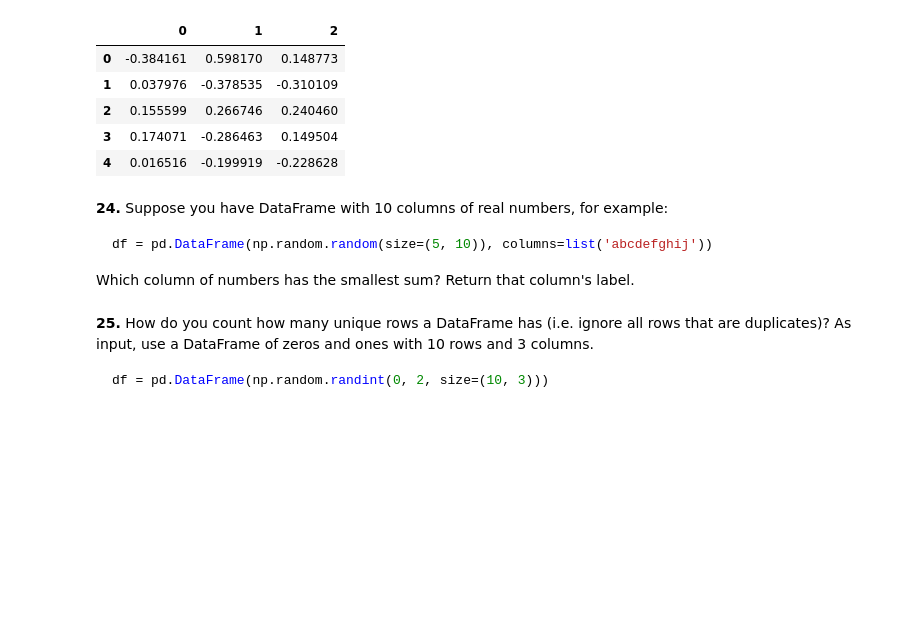
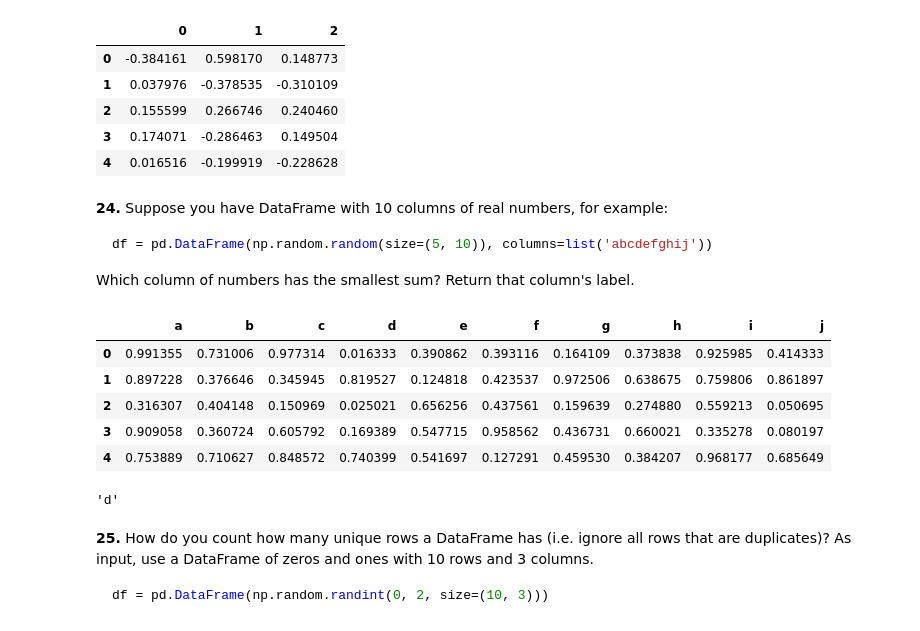
Before and after one commit to NicoCeresa/100-pandas-puzzles, a Jupyter notebook: 100-pandas-puzzles.ipynb, the cells around one changed output. Saved outputs shown, nothing was run; the diff lists cells and outputs as text; code cells hidden in the pictures; blank space fills up the shorter version.

````diff
--- a/100-pandas-puzzles.ipynb
+++ b/100-pandas-puzzles.ipynb
@@ -373,6 +373,21 @@ df.apply(lambda d: d - d.mean())
 df = pd.DataFrame(np.random.random(size=(5, 10)), columns=list('abcdefghij'))
 ```
 Which column of numbers has the smallest sum?  Return that column's label.
+# %%
+df = pd.DataFrame(np.random.random(size=(5, 10)), columns=list('abcdefghij'))
+df.head()
+# %% [output]
+|  | a | b | c | d | e | f | g | h | i | j |
+| 0 | 0.991355 | 0.731006 | 0.977314 | 0.016333 | 0.390862 | 0.393116 | 0.164109 | 0.373838 | 0.925985 | 0.414333 |
+| 1 | 0.897228 | 0.376646 | 0.345945 | 0.819527 | 0.124818 | 0.423537 | 0.972506 | 0.638675 | 0.759806 | 0.861897 |
+| 2 | 0.316307 | 0.404148 | 0.150969 | 0.025021 | 0.656256 | 0.437561 | 0.159639 | 0.274880 | 0.559213 | 0.050695 |
+| 3 | 0.909058 | 0.360724 | 0.605792 | 0.169389 | 0.547715 | 0.958562 | 0.436731 | 0.660021 | 0.335278 | 0.080197 |
+| 4 | 0.753889 | 0.710627 | 0.848572 | 0.740399 | 0.541697 | 0.127291 | 0.459530 | 0.384207 | 0.968177 | 0.685649 |
+# %%
+df_agg = df.aggregate(func="sum")
+df_agg[df_agg ==min(df_agg)].index[0]
+# %% [output]
+'d'
 # %% [markdown]
 **25.** How do you count how many unique rows a DataFrame has (i.e. ignore all rows that are duplicates)? As input, use a DataFrame of zeros and ones with 10 rows and 3 columns.
 
````
Also changed, not shown: parts of 2 cells of this notebook.
